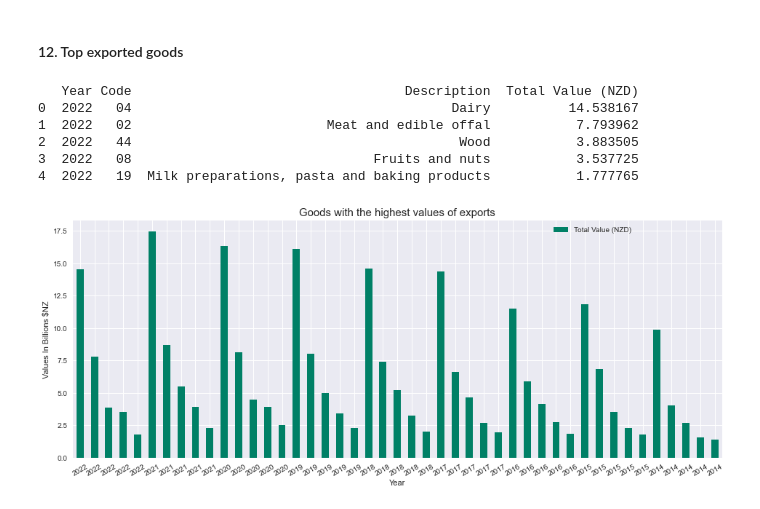
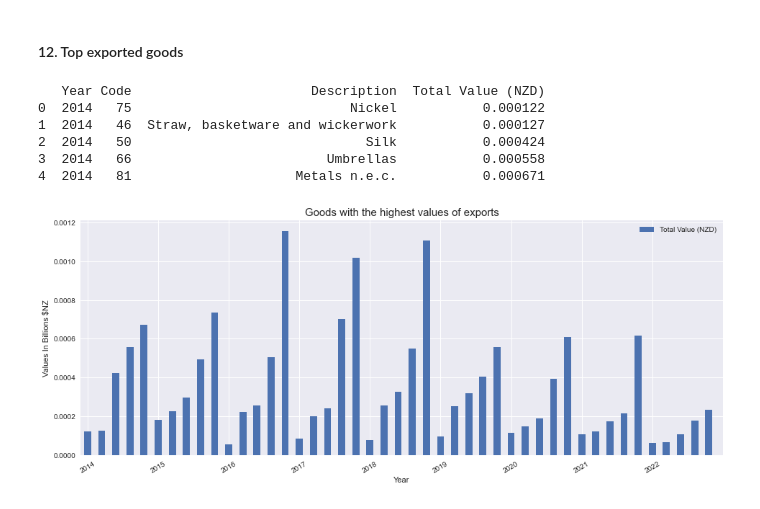
Before and after one commit to lilianasku/Time-series-analysis, a Jupyter notebook: notebooks/TradeData_Eda.ipynb, the cells around one changed output. Saved outputs shown, nothing was run; the diff lists cells and outputs as text; code cells hidden in the pictures.

```diff
--- a/notebooks/TradeData_Eda.ipynb
+++ b/notebooks/TradeData_Eda.ipynb
@@ -468,7 +468,7 @@ dfprod2 = dfprod.sort_values('Total Value (NZD)', ascending = False)
 dfprod3 = dfprod2.reset_index()
 dfprod3['Year']= dfprod3['Quarter'].dt.strftime('%Y')
 dfprod3 = dfprod3.groupby(['Year', 'Code', 'Description']).agg({'Total Value (NZD)': sum})/1000000000
-dfprod4 = dfprod3.sort_values(by=['Year','Total Value (NZD)'], ascending = False)
+dfprod4 = dfprod3.sort_values(by=['Year','Total Value (NZD)'], ascending = True)
 # %%
 #separate multi-index column and extract the top 5 values for each year
 dfprod4.reset_index(inplace=True)
@@ -477,30 +477,34 @@ dfprod5 = dfprod4.groupby('Year').head(5).reset_index(drop=True)
 
 print(dfprod5.head(5))
 # %% [output]
-   Year Code                                   Description  Total Value (NZD)
-0  2022   04                                         Dairy          14.538167
-1  2022   02                         Meat and edible offal           7.793962
-2  2022   44                                          Wood           3.883505
-3  2022   08                               Fruits and nuts           3.537725
-4  2022   19  Milk preparations, pasta and baking products           1.777765
+   Year Code                       Description  Total Value (NZD)
+0  2014   75                            Nickel           0.000122
+1  2014   46  Straw, basketware and wickerwork           0.000127
+2  2014   50                              Silk           0.000424
+3  2014   66                         Umbrellas           0.000558
+4  2014   81                     Metals n.e.c.           0.000671
 # %%
 #Countries with the highest values of goods imports between 2015 and 2022
 dfprod5.set_index('Year', inplace = True)
 
 color_map=plt.cm.get_cmap('summer')
+dfprod5.plot(kind='bar')
 
-ax = dfprod5.plot(y = 'Total Value (NZD)', kind='bar', cmap = color_map)
-
+#for i in range(len(dfprod5['Description'])):
+#    ax.text(dfprod5.index[i], dfprod5['Total Value (NZD)'][i], dfprod5['Total Value (NZD)'][i], ha='center', va='bottom')
+#    print(dfprod5.index[i])*/
 
 #for i in range(len(dfprod5['Description'])):
 #    ax.text(dfprod5.index[i], dfprod5['Description'][i], i)
     #print(dfprod5.index[i])
 
 plt.xticks(rotation=30, horizontalalignment='center')
-ax.set_title('Goods with the highest values of exports', fontsize=15)
-ax.set_ylabel('Values In Billions $NZ')
-#ax.set_xlim(2015,2022)
+plt.xticks(np.arange(0, len(dfprod5.index)+1, 5))
+plt.title('Goods with the highest values of exports', fontsize=15)
+plt.xlabel('Year')
+
+plt.ylabel('Values In Billions $NZ')
 ax.legend(loc='upper right', bbox_to_anchor=(0.87,1.0))
 plt.show()
 # %% [output]
-[figure, old version]
+[figure, new version]
```
